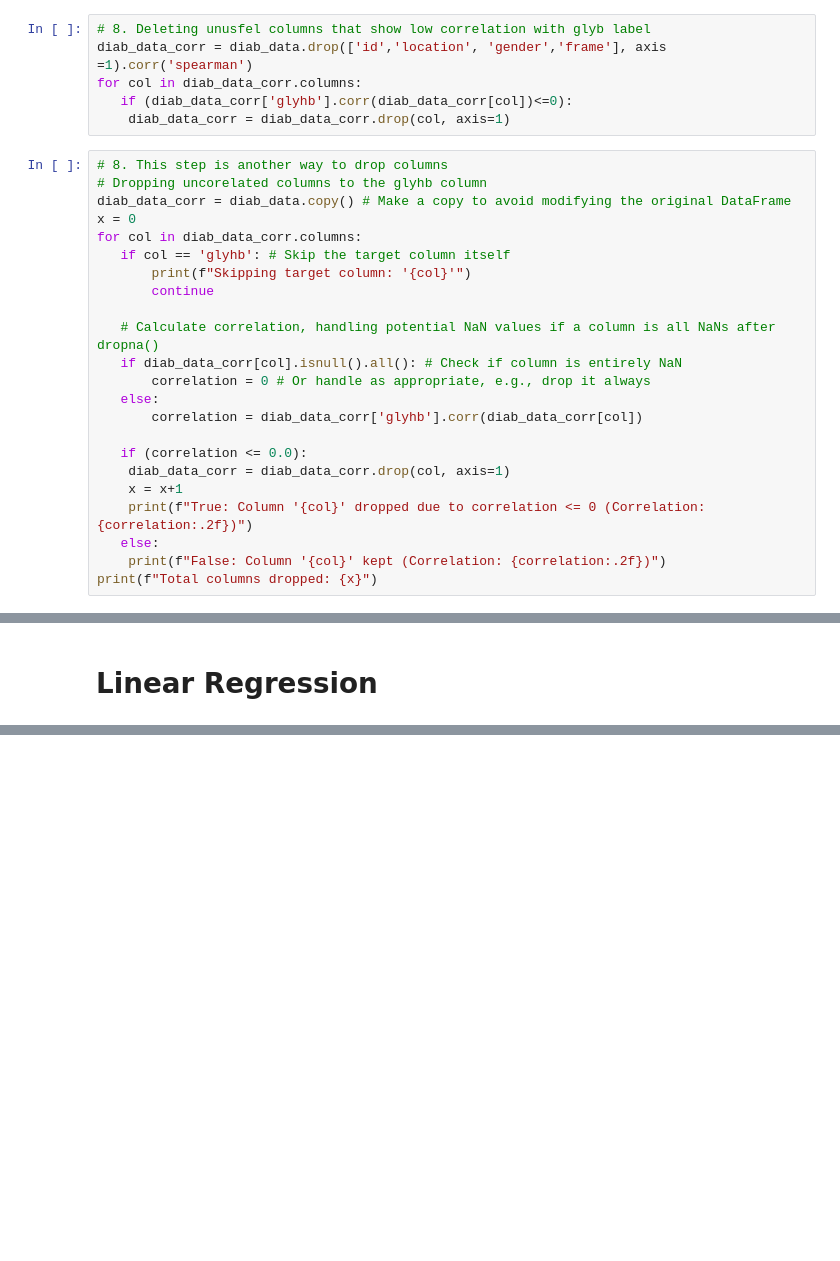
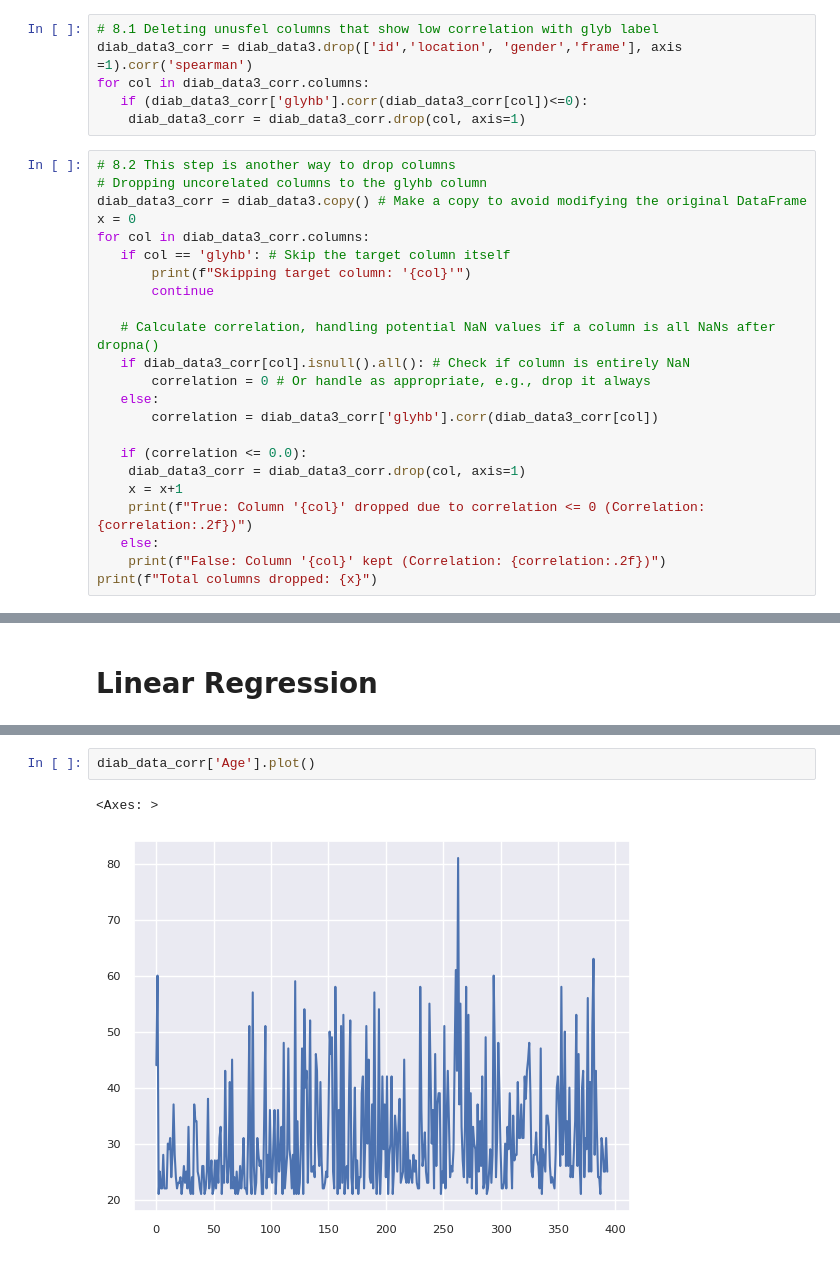
Before and after one commit to Thaer-F-Ali/Logistitc_Regression_Implimitation, a Jupyter notebook: logistic_regression_implimintaion.ipynb, the cells around one changed output, grey strips where cells are left out. Saved outputs shown, nothing was run; the diff lists cells and outputs as text; blank space fills up the shorter version.

```diff
--- a/logistic_regression_implimintaion.ipynb
+++ b/logistic_regression_implimintaion.ipynb
@@ -394,29 +408,29 @@ plt.show()
 # %% [output]
 [figure]
 # %%
-# 8. Deleting unusfel columns that show low correlation with glyb label
-diab_data_corr = diab_data.drop(['id','location', 'gender','frame'], axis =1).corr('spearman')
-for col in diab_data_corr.columns:
-   if (diab_data_corr['glyhb'].corr(diab_data_corr[col])<=0):
-    diab_data_corr = diab_data_corr.drop(col, axis=1)
+# 8.1 Deleting unusfel columns that show low correlation with glyb label
+diab_data3_corr = diab_data3.drop(['id','location', 'gender','frame'], axis =1).corr('spearman')
+for col in diab_data3_corr.columns:
+   if (diab_data3_corr['glyhb'].corr(diab_data3_corr[col])<=0):
+    diab_data3_corr = diab_data3_corr.drop(col, axis=1)
 # %%
-# 8. This step is another way to drop columns
+# 8.2 This step is another way to drop columns
 # Dropping uncorelated columns to the glyhb column
-diab_data_corr = diab_data.copy() # Make a copy to avoid modifying the original DataFrame
+diab_data3_corr = diab_data3.copy() # Make a copy to avoid modifying the original DataFrame
 x = 0
-for col in diab_data_corr.columns:
+for col in diab_data3_corr.columns:
    if col == 'glyhb': # Skip the target column itself
        print(f"Skipping target column: '{col}'")
        continue
 
    # Calculate correlation, handling potential NaN values if a column is all NaNs after dropna()
-   if diab_data_corr[col].isnull().all(): # Check if column is entirely NaN
+   if diab_data3_corr[col].isnull().all(): # Check if column is entirely NaN
        correlation = 0 # Or handle as appropriate, e.g., drop it always
    else:
-       correlation = diab_data_corr['glyhb'].corr(diab_data_corr[col])
+       correlation = diab_data3_corr['glyhb'].corr(diab_data3_corr[col])
 
    if (correlation <= 0.0):
-    diab_data_corr = diab_data_corr.drop(col, axis=1)
+    diab_data3_corr = diab_data3_corr.drop(col, axis=1)
     x = x+1
     print(f"True: Column '{col}' dropped due to correlation <= 0 (Correlation: {correlation:.2f})")
    else:
@@ -1015,0 +1057,5 @@ Coefficient of determination: 0.47
+# %%
+diab_data_corr['Age'].plot()
+# %% [output]
+<Axes: >
+[figure, added]
```
Also changed, not shown: parts of 36 cells of this notebook.
